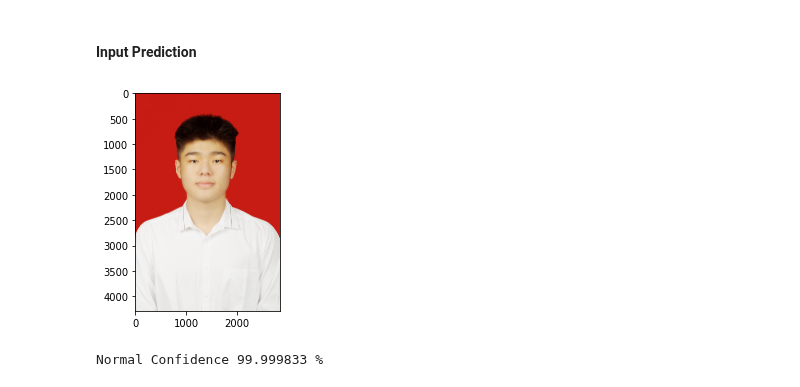
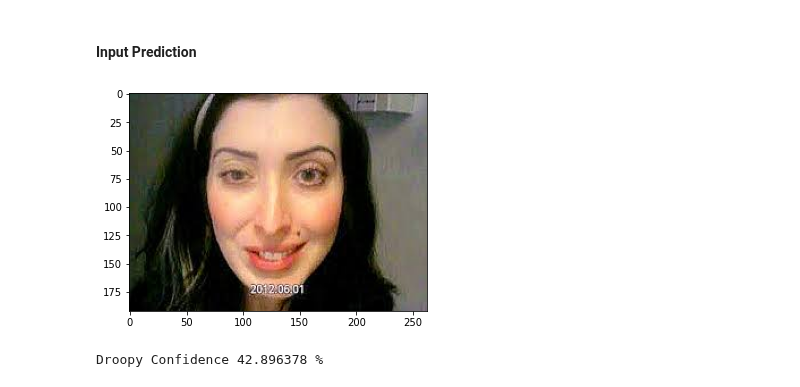
Before and after one commit to andre002wp/Face-Drooping-detection, a Jupyter notebook: main.ipynb, the cells around one changed output. Saved outputs shown, nothing was run; the diff lists cells and outputs as text; code cells hidden in the pictures.

Commit message:
update prediction percentage

```diff
--- a/main.ipynb
+++ b/main.ipynb
@@ -611,20 +627,21 @@ weighted avg       0.00      0.03      0.00      4057
 # %% [markdown]
 #### Input Prediction
 # %%
-filepath = os.path.join(BASE_DIR,'3F19DDAA-41C3-47B9-94DF-6BDBFC106751.jpg')
+filepath = os.path.join(BASE_DIR,'baru.jfif')
 im = cv2.imread(filepath)
 im = cv2.cvtColor(im, cv2.COLOR_BGR2RGB)
 image_landmark = getFaceLandmark(filepath)
 image_for_model = np.expand_dims(image_landmark, axis=0)
 plt.imshow(im)
 plt.show()
 prediction = model.predict(image_for_model,verbose = 0)
-if (prediction[0]< 0.5):
+baseline = 0.5
+if (prediction[0][0]< baseline):
     # print("Droopy Confidence {:02f}".format(prediction[0][0]))
-    print("Droopy Confidence {:02f} %".format((1-prediction[0][0]*2)*100))
+    print("Droopy Confidence {:02f} %".format((1-(prediction[0][0]/(baseline-0)))*100))
 else:
     # print("Droopy Confidence {:02f}".format(prediction[0][0]))
-    print("Normal Confidence {:02f} %".format((prediction[0][0])*100))
+    print("Normal Confidence {:02f} %".format((((prediction[0][0]-baseline)/(1-baseline)))*100))
 # %% [output]
-[figure, old version]
+[figure, new version]
-Normal Confidence 99.999833 %
+Droopy Confidence 42.896378 %
```
Also changed, not shown: parts of 4 cells of this notebook.
